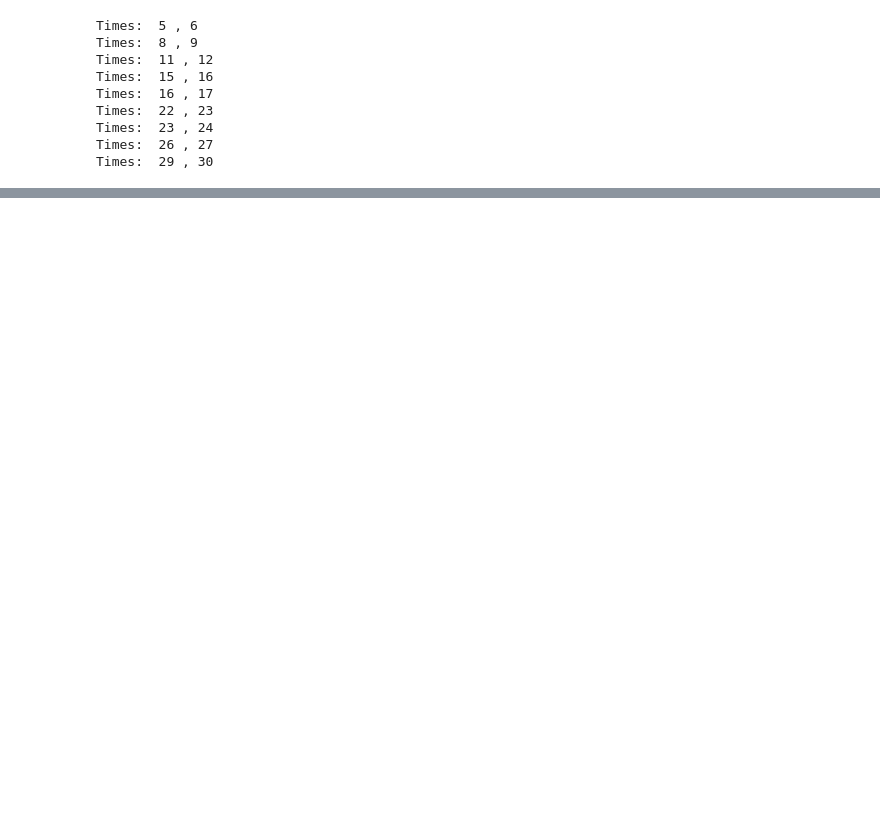
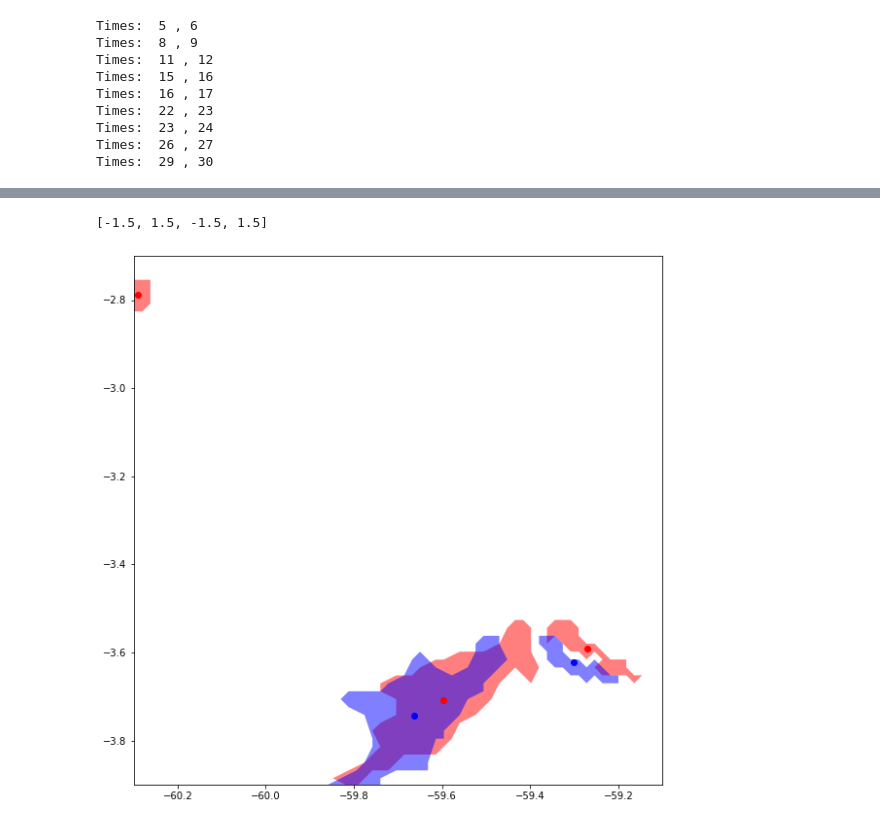
Before and after one commit to helvecioneto/CAP-359, a Jupyter notebook: 01-EDA.ipynb, the cells around one changed output, grey strips where cells are left out. Drawn from its saved outputs; the diff is of its cells as text; code cells hidden in the pictures; blank space fills up the shorter version.

```diff
--- a/01-EDA.ipynb
+++ b/01-EDA.ipynb
@@ -616,0 +616,18 @@ time[11]
+# %%
+ax.axis([-1.5,1.5,-1.5,1.5])
+# %% [output]
+[-1.5, 1.5, -1.5, 1.5]
+# %%
+fig, ax = plt.subplots(figsize=(10,10))
+
+ax.axis([-60.3,-59.1,-3.9,-2.7])
+
+time1 = t1.plot(color='red',ax=ax,alpha=.5)
+time2 = t2.plot(color='blue',ax=ax,alpha=.5)
+t1.centroid.plot(color='red',ax=ax)
+t2.centroid.plot(color='blue',ax=ax)
+# ax.quiver(x[1],y[1],x[0],y[0])
+ax.quiver(x[0],y[0],x[1],y[1])
+plt.show()
+# %% [output]
+[figure, added]
```
Also changed, not shown: parts of 42 cells of this notebook.
